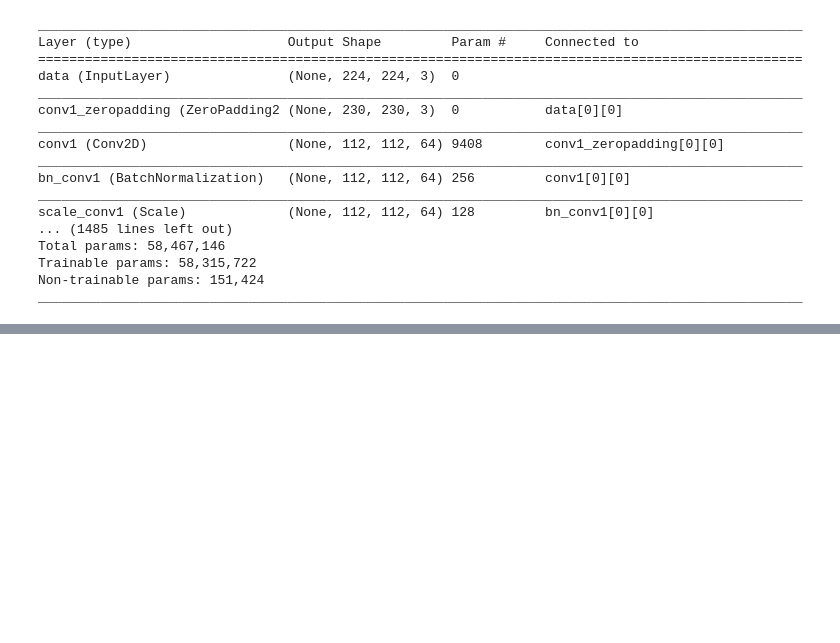
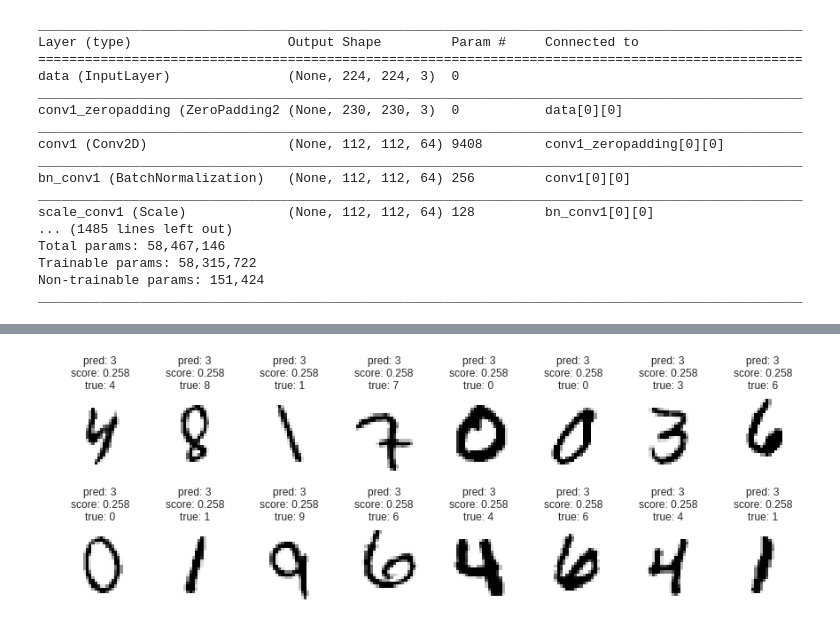
Before and after one commit to gsvenky89/Assignemnt_2_ML, a Jupyter notebook: ResNet152_without_tuning_MNIST.ipynb, the cells around one changed output, grey strips where cells are left out. Cells and saved outputs as stored; diff of their text form; code cells hidden in the pictures; blank space fills up the shorter version.

```diff
--- a/ResNet152_without_tuning_MNIST.ipynb
+++ b/ResNet152_without_tuning_MNIST.ipynb
@@ -351,0 +380,21 @@ Test accuracy: 0.094
+# %%
+# inspect preditions
+cols = 8
+rows = 2
+fig = plt.figure(figsize=(2 * cols - 1, 3 * rows - 1))
+for i in range(cols):
+    for j in range(rows):
+        random_index = np.random.randint(0, len(y_test))
+        ax = fig.add_subplot(rows, cols, i * rows + j + 1)
+        ax.grid('off')
+        ax.axis('off')
+        ax.imshow(x_test[random_index, :])
+        pred_label = mnist_classes[y_pred_test_classes[random_index]]
+        pred_proba = y_pred_test_max_probas[random_index]
+        true_label = mnist_classes[y_test[random_index, ]]
+        ax.set_title("pred: {}\nscore: {:.3}\ntrue: {}".format(
+               pred_label, pred_proba, true_label
+        ))
+plt.show()
+# %% [output]
+[figure, added]
```
Also changed, not shown: parts of 12 cells of this notebook.
